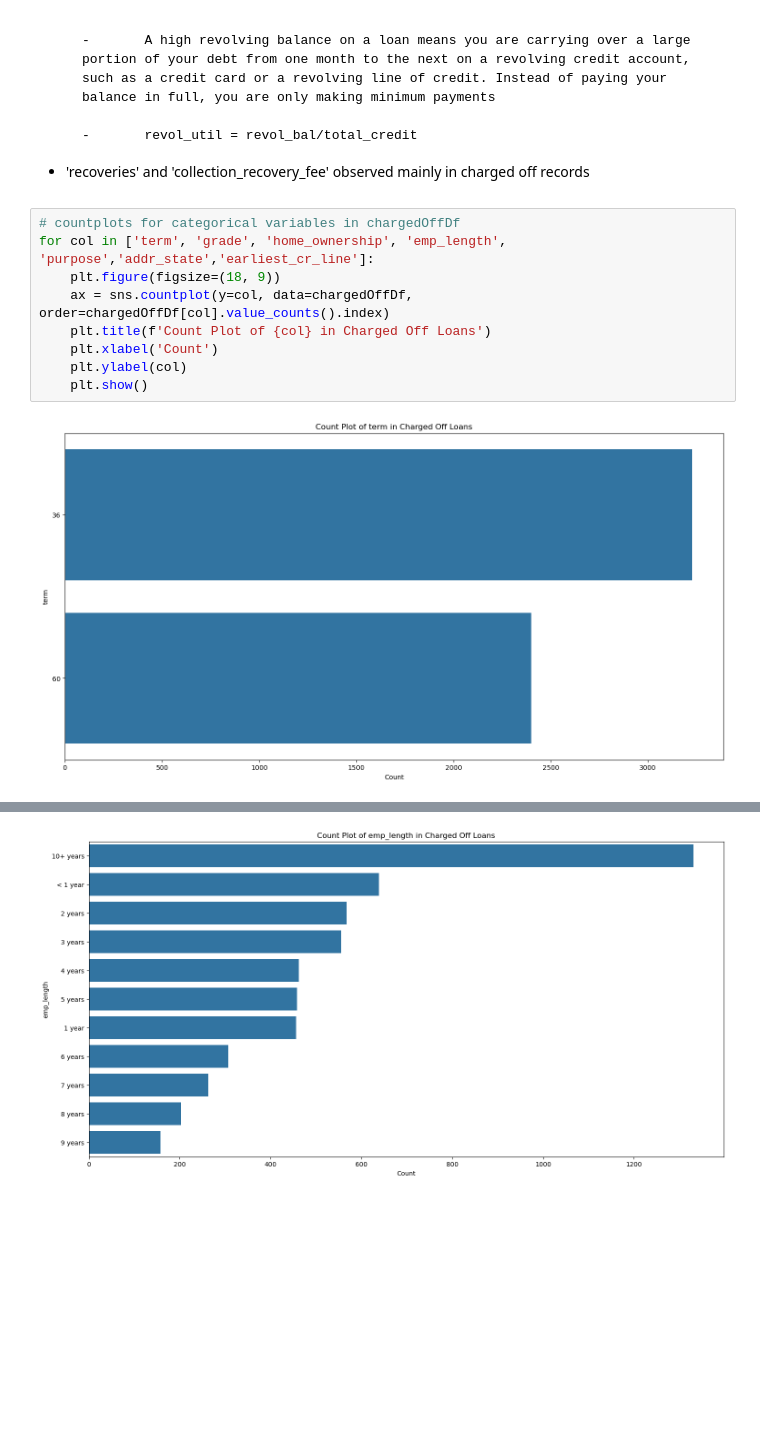
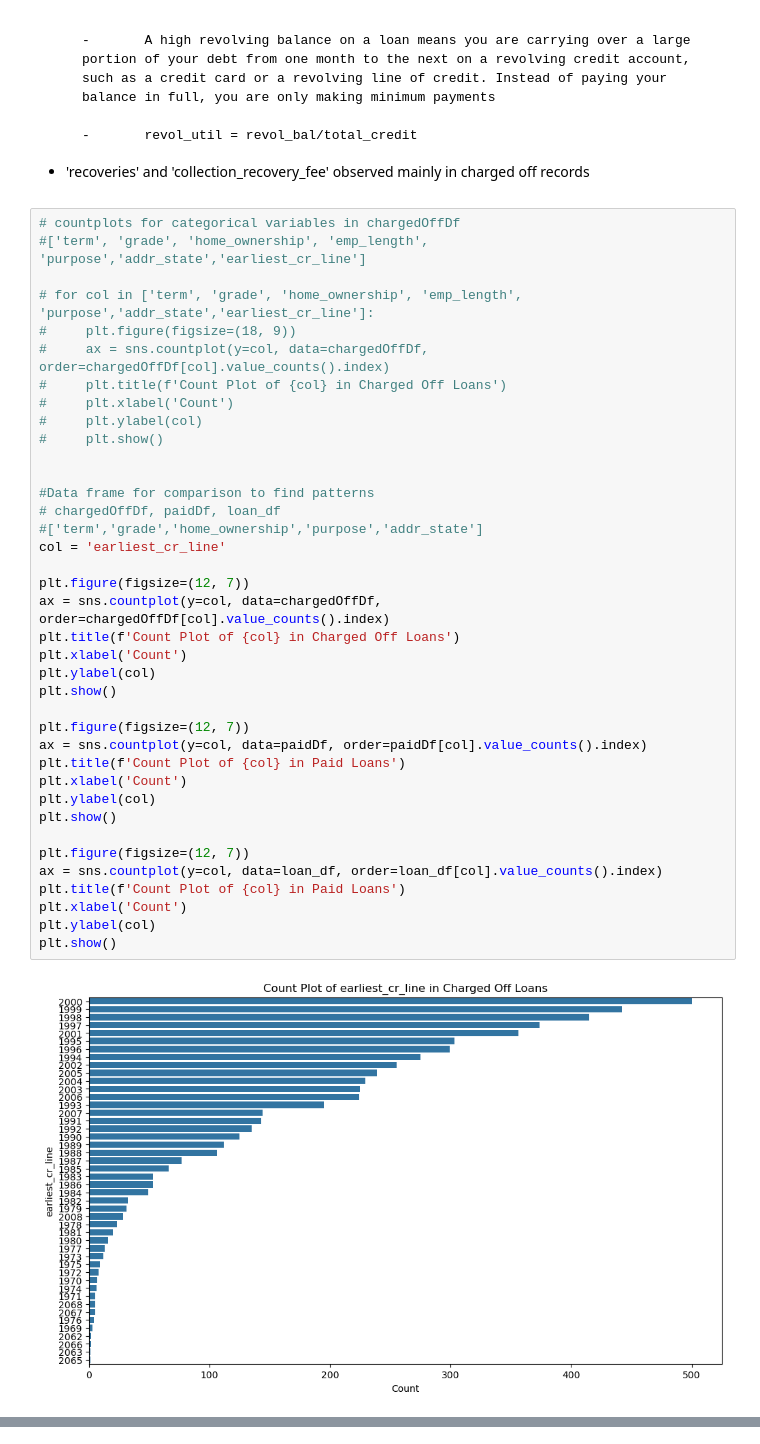
Before and after one commit to VFulara/LendingClubCaseStudy, a Jupyter notebook: final.ipynb, the cells around one changed output, grey strips where cells are left out. Saved outputs shown, nothing was run; the diff lists cells and outputs as text; blank space fills up the shorter version.

```diff
--- a/final.ipynb
+++ b/final.ipynb
@@ -361,12 +361,41 @@ OBSERVATION
 -    'recoveries' and 'collection_recovery_fee' observed mainly in charged off records
 # %%
 # countplots for categorical variables in chargedOffDf
-for col in ['term', 'grade', 'home_ownership', 'emp_length', 'purpose','addr_state','earliest_cr_line']:
-    plt.figure(figsize=(18, 9))
-    ax = sns.countplot(y=col, data=chargedOffDf, order=chargedOffDf[col].value_counts().index)
-    plt.title(f'Count Plot of {col} in Charged Off Loans')
-    plt.xlabel('Count')
-    plt.ylabel(col)
-    plt.show()
+#['term', 'grade', 'home_ownership', 'emp_length', 'purpose','addr_state','earliest_cr_line']
+
+# for col in ['term', 'grade', 'home_ownership', 'emp_length', 'purpose','addr_state','earliest_cr_line']:
+#     plt.figure(figsize=(18, 9))
+#     ax = sns.countplot(y=col, data=chargedOffDf, order=chargedOffDf[col].value_counts().index)
+#     plt.title(f'Count Plot of {col} in Charged Off Loans')
+#     plt.xlabel('Count')
+#     plt.ylabel(col)
+#     plt.show()
+
+
+#Data frame for comparison to find patterns
+# chargedOffDf, paidDf, loan_df
+#['term','grade','home_ownership','purpose','addr_state']
+col = 'earliest_cr_line'
+
+plt.figure(figsize=(12, 7))
+ax = sns.countplot(y=col, data=chargedOffDf, order=chargedOffDf[col].value_counts().index)
+plt.title(f'Count Plot of {col} in Charged Off Loans')
+plt.xlabel('Count')
+plt.ylabel(col)
+plt.show()
+
+plt.figure(figsize=(12, 7))
+ax = sns.countplot(y=col, data=paidDf, order=paidDf[col].value_counts().index)
+plt.title(f'Count Plot of {col} in Paid Loans')
+plt.xlabel('Count')
+plt.ylabel(col)
+plt.show()
+
+plt.figure(figsize=(12, 7))
+ax = sns.countplot(y=col, data=loan_df, order=loan_df[col].value_counts().index)
+plt.title(f'Count Plot of {col} in Paid Loans')
+plt.xlabel('Count')
+plt.ylabel(col)
+plt.show()
 # %% [output]
-[figure, old version]
+[figure, new version]
@@ -375 +403,0 @@ for col in ['term', 'grade', 'home_ownership', 'emp_length', 'purpose','addr_sta
-[figure, removed]
```
Also changed, not shown: parts of 5 cells of this notebook.
